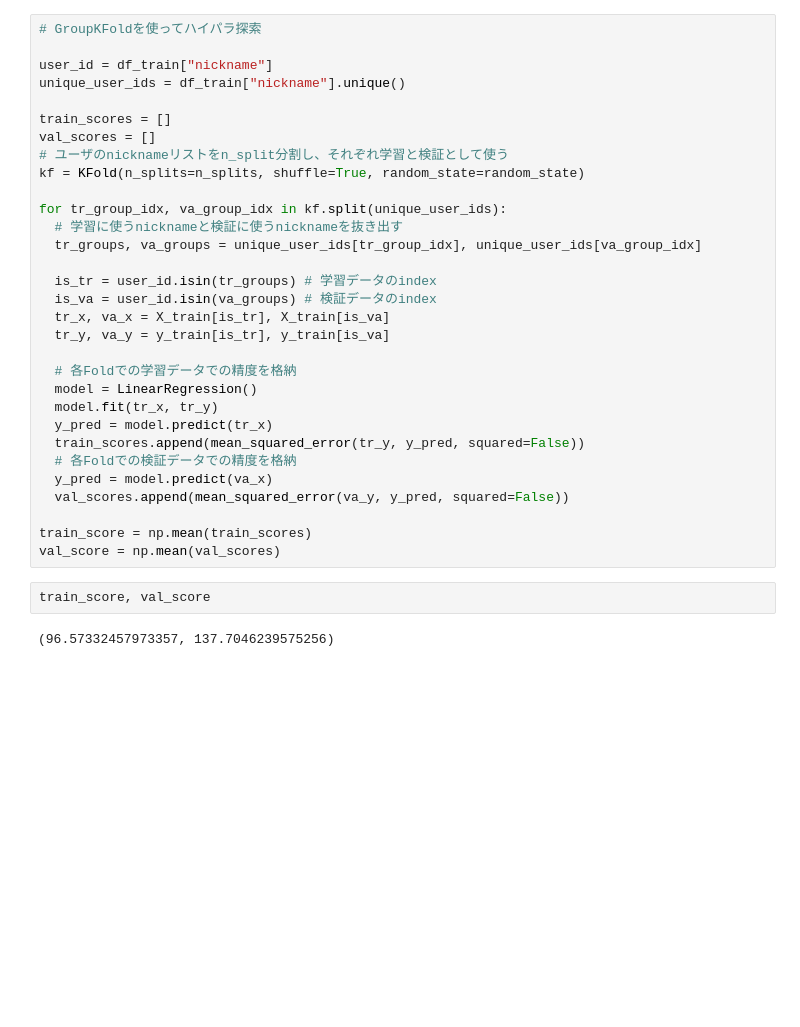
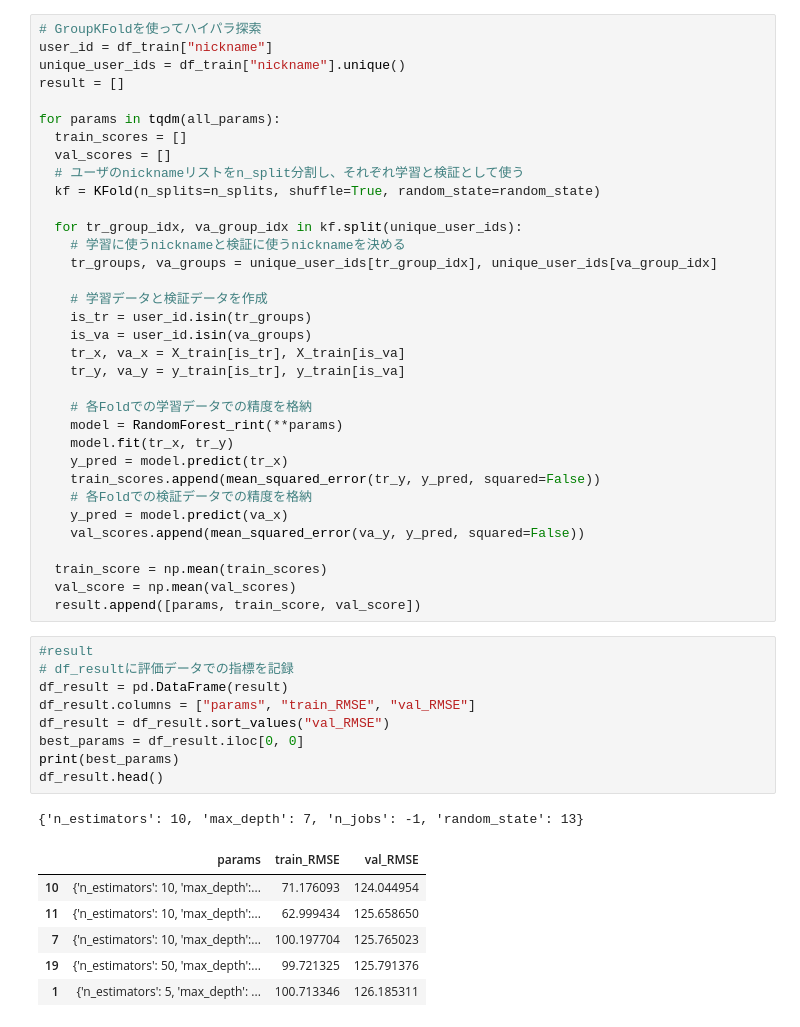
Before and after one commit to kosekitau/kaggle, a Jupyter notebook: Scrabble-player-rating/notebook/run_Scrabble_Player_Rating.ipynb, the cells around one changed output. Saved outputs shown, nothing was run; the diff lists cells and outputs as text; blank space fills up the shorter version.

```diff
--- a/Scrabble-player-rating/notebook/run_Scrabble_Player_Rating.ipynb
+++ b/Scrabble-player-rating/notebook/run_Scrabble_Player_Rating.ipynb
@@ -40,35 +56,51 @@ n_splits = conf["n_splits"]
 # %%
 # GroupKFoldを使ってハイパラ探索
-
 user_id = df_train["nickname"]
 unique_user_ids = df_train["nickname"].unique()
+result = []
 
-train_scores = []
-val_scores = []
-# ユーザのnicknameリストをn_split分割し、それぞれ学習と検証として使う
-kf = KFold(n_splits=n_splits, shuffle=True, random_state=random_state)
+for params in tqdm(all_params):
+  train_scores = []
+  val_scores = []
+  # ユーザのnicknameリストをn_split分割し、それぞれ学習と検証として使う
+  kf = KFold(n_splits=n_splits, shuffle=True, random_state=random_state)
 
-for tr_group_idx, va_group_idx in kf.split(unique_user_ids):
-  # 学習に使うnicknameと検証に使うnicknameを抜き出す
-  tr_groups, va_groups = unique_user_ids[tr_group_idx], unique_user_ids[va_group_idx]
+  for tr_group_idx, va_group_idx in kf.split(unique_user_ids):
+    # 学習に使うnicknameと検証に使うnicknameを決める
+    tr_groups, va_groups = unique_user_ids[tr_group_idx], unique_user_ids[va_group_idx]
 
-  is_tr = user_id.isin(tr_groups) # 学習データのindex
-  is_va = user_id.isin(va_groups) # 検証データのindex
-  tr_x, va_x = X_train[is_tr], X_train[is_va]
-  tr_y, va_y = y_train[is_tr], y_train[is_va]
+    # 学習データと検証データを作成
+    is_tr = user_id.isin(tr_groups)
+    is_va = user_id.isin(va_groups)
+    tr_x, va_x = X_train[is_tr], X_train[is_va]
+    tr_y, va_y = y_train[is_tr], y_train[is_va]
 
-  # 各Foldでの学習データでの精度を格納
-  model = LinearRegression()
-  model.fit(tr_x, tr_y)
-  y_pred = model.predict(tr_x)
-  train_scores.append(mean_squared_error(tr_y, y_pred, squared=False))
-  # 各Foldでの検証データでの精度を格納
-  y_pred = model.predict(va_x)
-  val_scores.append(mean_squared_error(va_y, y_pred, squared=False))
+    # 各Foldでの学習データでの精度を格納
+    model = RandomForest_rint(**params)
+    model.fit(tr_x, tr_y)
+    y_pred = model.predict(tr_x)
+    train_scores.append(mean_squared_error(tr_y, y_pred, squared=False))
+    # 各Foldでの検証データでの精度を格納
+    y_pred = model.predict(va_x)
+    val_scores.append(mean_squared_error(va_y, y_pred, squared=False))
 
-train_score = np.mean(train_scores)
-val_score = np.mean(val_scores)
+  train_score = np.mean(train_scores)
+  val_score = np.mean(val_scores)
+  result.append([params, train_score, val_score])
-# %%
-train_score, val_score
-# %% [output]
-(96.57332457973357, 137.7046239575256)
+# %%
+#result
+# df_resultに評価データでの指標を記録
+df_result = pd.DataFrame(result)
+df_result.columns = ["params", "train_RMSE", "val_RMSE"]
+df_result = df_result.sort_values("val_RMSE")
+best_params = df_result.iloc[0, 0]
+print(best_params)
+df_result.head()
+# %% [output]
+{'n_estimators': 10, 'max_depth': 7, 'n_jobs': -1, 'random_state': 13}
+|  | params | train_RMSE | val_RMSE |
+| 10 | {'n_estimators': 10, 'max_depth':... | 71.176093 | 124.044954 |
+| 11 | {'n_estimators': 10, 'max_depth':... | 62.999434 | 125.658650 |
+| 7 | {'n_estimators': 10, 'max_depth':... | 100.197704 | 125.765023 |
+| 19 | {'n_estimators': 50, 'max_depth':... | 99.721325 | 125.791376 |
+| 1 | {'n_estimators': 5, 'max_depth': ... | 100.713346 | 126.185311 |
```
Also changed, not shown: parts of 12 cells of this notebook, 2 other files.
